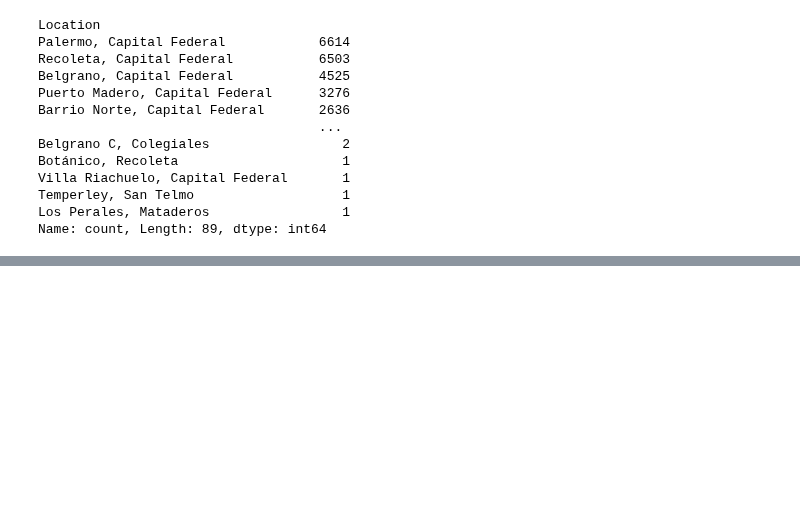
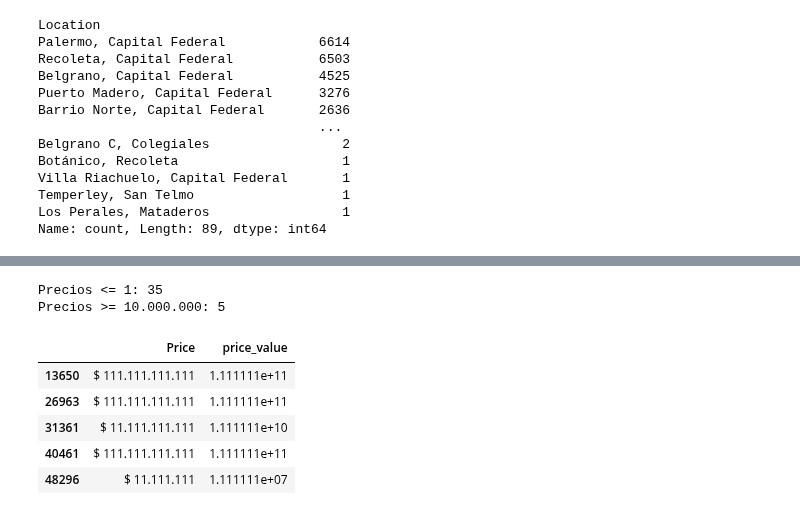
Before and after one commit to magaliorellana01/radar-inmobiliario-caba, a Jupyter notebook: notebooks/01_exploracion.ipynb, the cells around one changed output, grey strips where cells are left out. Cells and saved outputs as stored; diff of their text form; code cells hidden in the pictures; blank space fills up the shorter version.

```diff
--- a/notebooks/01_exploracion.ipynb
+++ b/notebooks/01_exploracion.ipynb
@@ -185,0 +343,19 @@ Name: count, Length: 89, dtype: int64
+# %%
+print("Precios <= 1:", (df_clean["price_value"] <= 1).sum())
+print("Precios >= 10.000.000:", (df_clean["price_value"] >= 10_000_000).sum())
+# %% [output]
+Precios <= 1: 35
+Precios >= 10.000.000: 5
+# %%
+# Identifica registros con precios extremadamente altos.
+df_clean.loc[
+    df_clean["price_value"] >= 10_000_000,
+    ["Price", "price_value"]
+]
+# %% [output]
+|  | Price | price_value |
+| 13650 | $ 111.111.111.111 | 1.111111e+11 |
+| 26963 | $ 111.111.111.111 | 1.111111e+11 |
+| 31361 | $ 11.111.111.111 | 1.111111e+10 |
+| 40461 | $ 111.111.111.111 | 1.111111e+11 |
+| 48296 | $ 11.111.111 | 1.111111e+07 |
```
Also changed, not shown: parts of 61 cells of this notebook.
